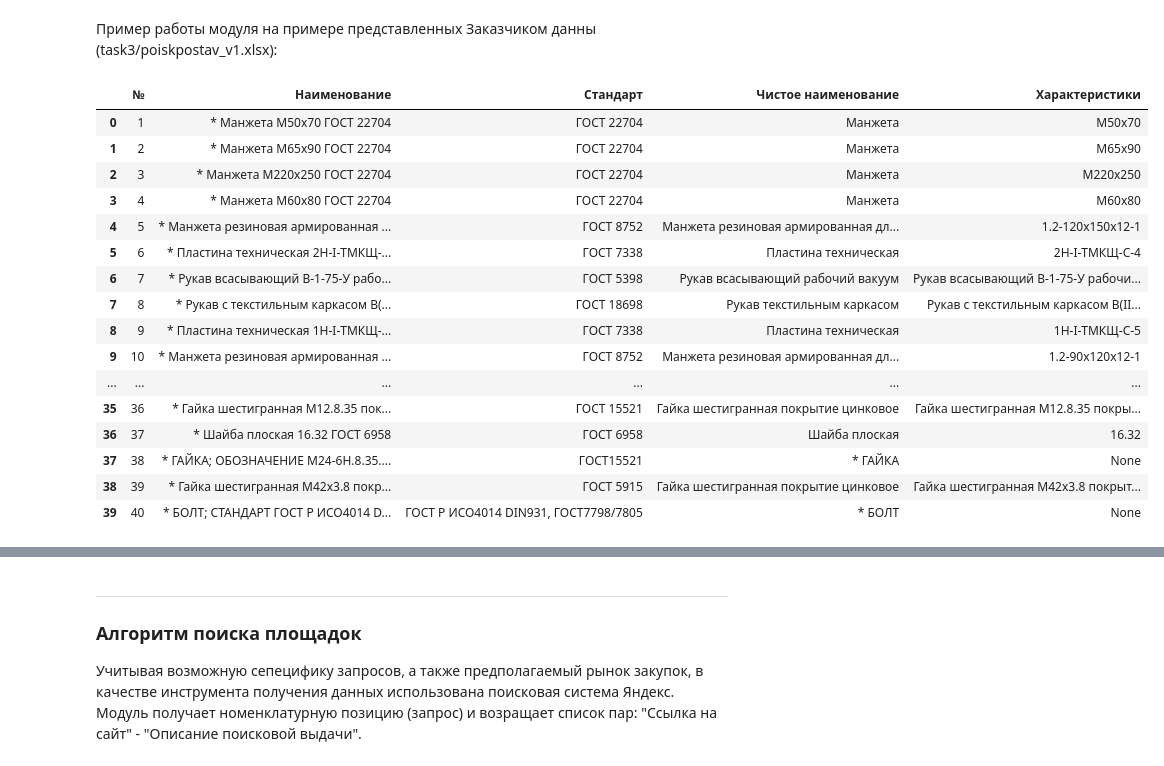
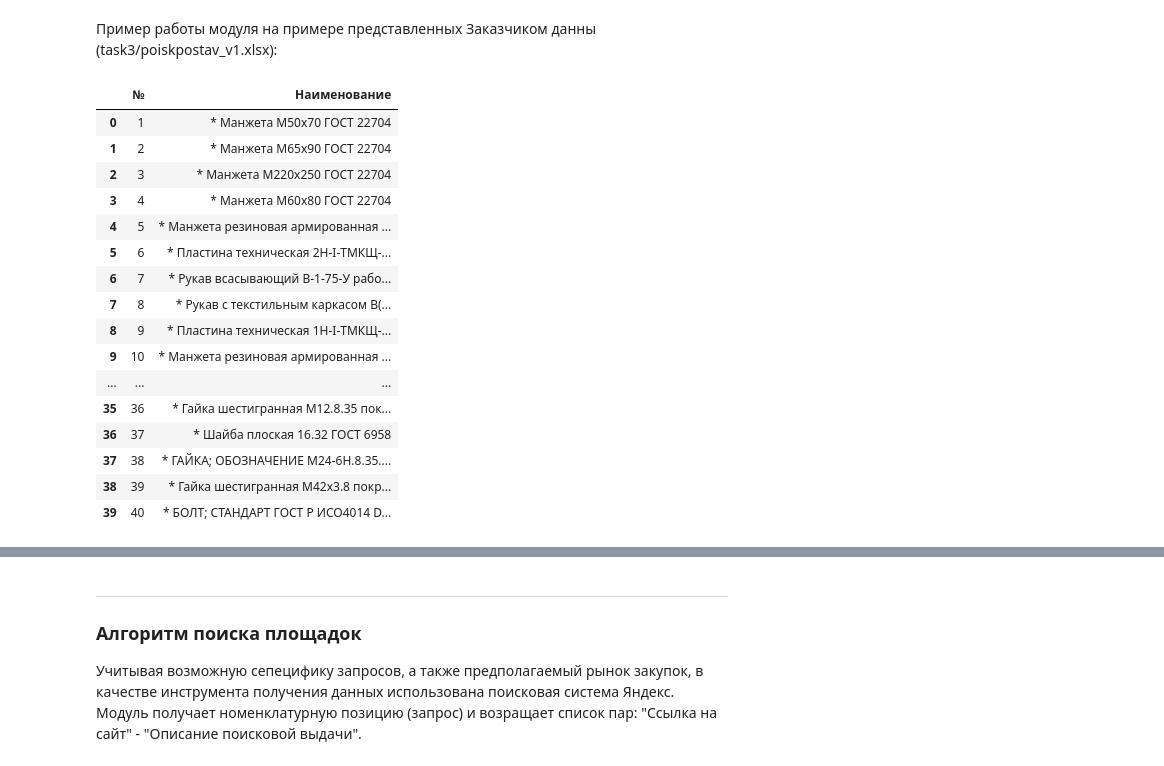
Before and after one commit to AlexHLinS/serverchallengesolution, a Jupyter notebook: Ezee_task3_solution.ipynb, the cells around one changed output, grey strips where cells are left out. Saved outputs shown, nothing was run; the diff lists cells and outputs as text; code cells hidden in the pictures.

```diff
--- a/Ezee_task3_solution.ipynb
+++ b/Ezee_task3_solution.ipynb
@@ -108,22 +108,22 @@ def universalNomenclatureParcer(NomenclatureDataFrame):
 Пример работы модуля на примере представленных Заказчиком данны (task3/poiskpostav_v1.xlsx):
 # %%
 input_data = pd.read_excel('task3/poiskpostav_v1.xlsx')
-universalNomenclatureParcer(input_data)
+input_data
 # %% [output]
-|  | № | Наименование | Стандарт | Чистое наименование | Характеристики |
-| 0 | 1 | * Манжета М50х70 ГОСТ 22704 | ГОСТ 22704 | Манжета | М50х70 |
-| 1 | 2 | * Манжета М65х90 ГОСТ 22704 | ГОСТ 22704 | Манжета | М65х90 |
-| 2 | 3 | * Манжета М220х250 ГОСТ 22704 | ГОСТ 22704 | Манжета | М220х250 |
-| 3 | 4 | * Манжета М60х80 ГОСТ 22704 | ГОСТ 22704 | Манжета | М60х80 |
-| 4 | 5 | * Манжета резиновая армированная ... | ГОСТ 8752 | Манжета резиновая армированная дл... | 1.2-120х150х12-1 |
-| 5 | 6 | * Пластина техническая 2Н-I-ТМКЩ-... | ГОСТ 7338 | Пластина техническая | 2Н-I-ТМКЩ-С-4 |
-| 6 | 7 | * Рукав всасывающий В-1-75-У рабо... | ГОСТ 5398 | Рукав всасывающий рабочий вакуум | Рукав всасывающий В-1-75-У рабочи... |
-| 7 | 8 | * Рукав с текстильным каркасом В(... | ГОСТ 18698 | Рукав текстильным каркасом | Рукав с текстильным каркасом В(II... |
-| 8 | 9 | * Пластина техническая 1Н-I-ТМКЩ-... | ГОСТ 7338 | Пластина техническая | 1Н-I-ТМКЩ-С-5 |
-| 9 | 10 | * Манжета резиновая армированная ... | ГОСТ 8752 | Манжета резиновая армированная дл... | 1.2-90х120х12-1 |
-| ... | ... | ... | ... | ... | ... |
-| 35 | 36 | * Гайка шестигранная M12.8.35 пок... | ГОСТ 15521 | Гайка шестигранная покрытие цинковое | Гайка шестигранная M12.8.35 покры... |
-| 36 | 37 | * Шайба плоская 16.32 ГОСТ 6958 | ГОСТ 6958 | Шайба плоская | 16.32 |
-| 37 | 38 | * ГАЙКА; ОБОЗНАЧЕНИЕ М24-6Н.8.35.... | ГОСТ15521 | * ГАЙКА | None |
-| 38 | 39 | * Гайка шестигранная M42х3.8 покр... | ГОСТ 5915 | Гайка шестигранная покрытие цинковое | Гайка шестигранная M42х3.8 покрыт... |
-| 39 | 40 | * БОЛТ; СТАНДАРТ ГОСТ Р ИСО4014 D... | ГОСТ Р ИСО4014 DIN931, ГОСТ7798/7805 | * БОЛТ | None |
+|  | № | Наименование |
+| 0 | 1 | * Манжета М50х70 ГОСТ 22704 |
+| 1 | 2 | * Манжета М65х90 ГОСТ 22704 |
+| 2 | 3 | * Манжета М220х250 ГОСТ 22704 |
+| 3 | 4 | * Манжета М60х80 ГОСТ 22704 |
+| 4 | 5 | * Манжета резиновая армированная ... |
+| 5 | 6 | * Пластина техническая 2Н-I-ТМКЩ-... |
+| 6 | 7 | * Рукав всасывающий В-1-75-У рабо... |
+| 7 | 8 | * Рукав с текстильным каркасом В(... |
+| 8 | 9 | * Пластина техническая 1Н-I-ТМКЩ-... |
+| 9 | 10 | * Манжета резиновая армированная ... |
+| ... | ... | ... |
+| 35 | 36 | * Гайка шестигранная M12.8.35 пок... |
+| 36 | 37 | * Шайба плоская 16.32 ГОСТ 6958 |
+| 37 | 38 | * ГАЙКА; ОБОЗНАЧЕНИЕ М24-6Н.8.35.... |
+| 38 | 39 | * Гайка шестигранная M42х3.8 покр... |
+| 39 | 40 | * БОЛТ; СТАНДАРТ ГОСТ Р ИСО4014 D... |
```
Also changed, not shown: parts of 1 cell of this notebook, 1 other file.
